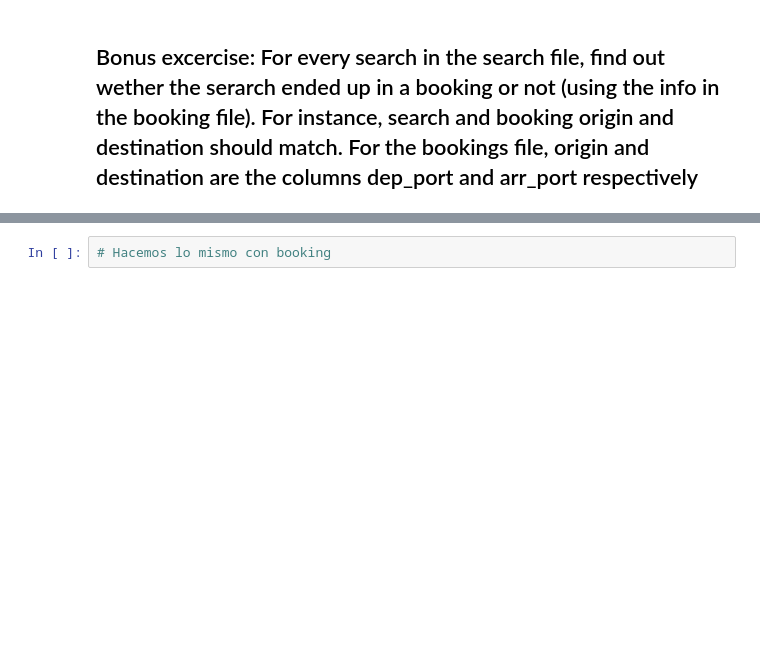
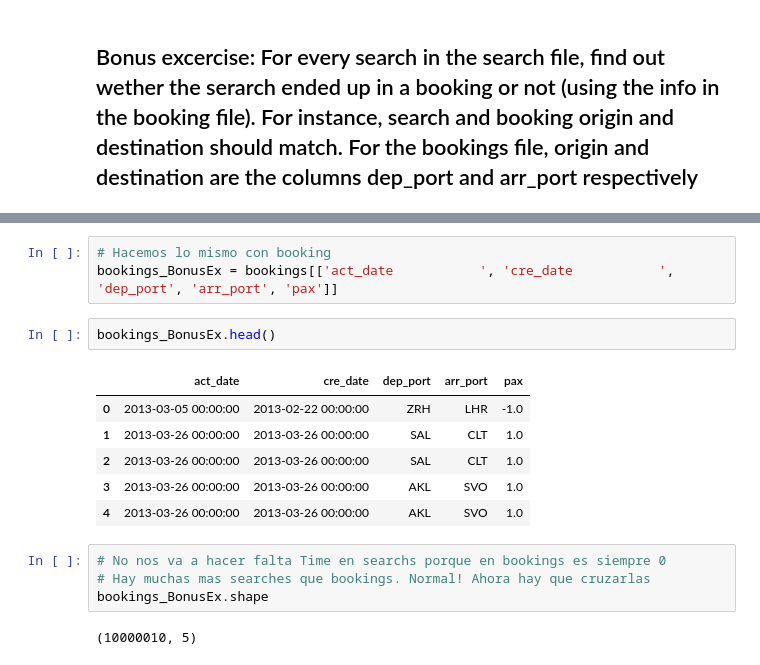
Before and after one commit to ISANJUA/Challenge, a Jupyter notebook: 20170515_Challenge_Preparacion.ipynb, the cells around one changed output, grey strips where cells are left out. Saved outputs shown, nothing was run; the diff lists cells and outputs as text; blank space fills up the shorter version.

```diff
--- a/20170515_Challenge_Preparacion.ipynb
+++ b/20170515_Challenge_Preparacion.ipynb
@@ -375,2 +375,18 @@ searches_BonusEx.shape
 # %%
 # Hacemos lo mismo con booking
+bookings_BonusEx = bookings[['act_date           ', 'cre_date           ', 'dep_port', 'arr_port', 'pax']]
+# %%
+bookings_BonusEx.head()
+# %% [output]
+|  | act_date | cre_date | dep_port | arr_port | pax |
+| 0 | 2013-03-05 00:00:00 | 2013-02-22 00:00:00 | ZRH | LHR | -1.0 |
+| 1 | 2013-03-26 00:00:00 | 2013-03-26 00:00:00 | SAL | CLT | 1.0 |
+| 2 | 2013-03-26 00:00:00 | 2013-03-26 00:00:00 | SAL | CLT | 1.0 |
+| 3 | 2013-03-26 00:00:00 | 2013-03-26 00:00:00 | AKL | SVO | 1.0 |
+| 4 | 2013-03-26 00:00:00 | 2013-03-26 00:00:00 | AKL | SVO | 1.0 |
+# %%
+# No nos va a hacer falta Time en searchs porque en bookings es siempre 0
+# Hay muchas mas searches que bookings. Normal! Ahora hay que cruzarlas
+bookings_BonusEx.shape
+# %% [output]
+(10000010, 5)
```
Also changed, not shown: parts of 3 cells of this notebook.
